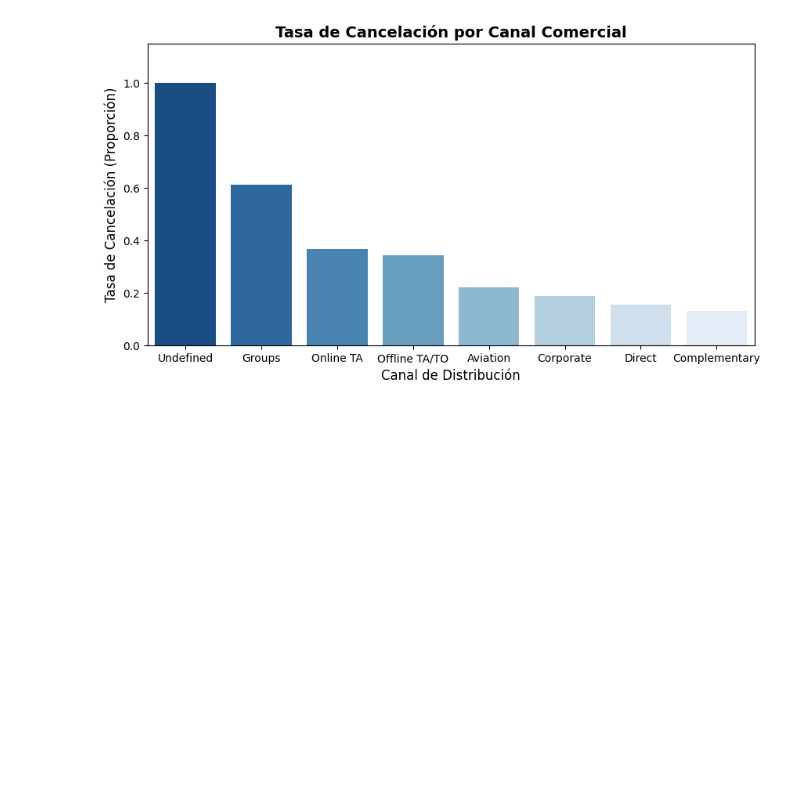
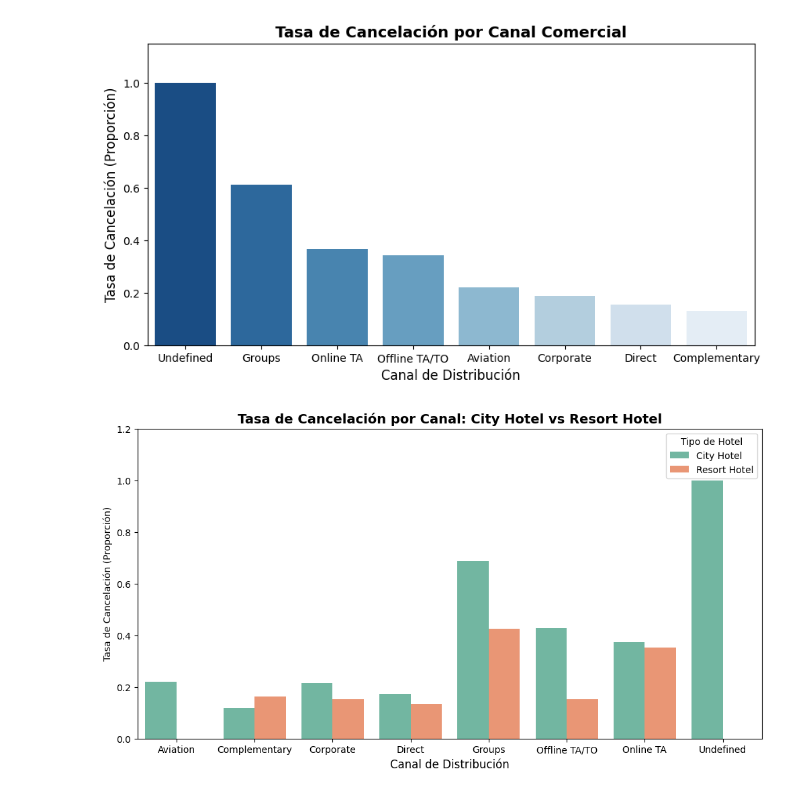
Before and after one commit to luisferdm6/02_analisis_hotelero_pandas, a Jupyter notebook: 01_limpieza_y_agrupaciones_hotel.ipynb, the cells around one changed output. Cells and saved outputs as stored; diff of their text form; code cells hidden in the pictures; blank space fills up the shorter version.

```diff
--- a/01_limpieza_y_agrupaciones_hotel.ipynb
+++ b/01_limpieza_y_agrupaciones_hotel.ipynb
@@ -449,3 +449,29 @@ plt.ylim(0, 1.15)
 plt.show()
 # %% [output]
 [figure]
+# %%
+#Ya vimos que los grupos y las agencias en línea tienen tasas altas de cancelación. Pero, ¿este problema impacta por igual al City Hotel y al Resort Hotel, o uno de ellos está en situación crítica?
+
+comparativa_tabla = df_real.groupby(['market_segment', 'hotel'])['cancelada_num'].mean().reset_index()
+
+plt.figure(figsize=(12, 6))
+sns.barplot(
+    data=comparativa_tabla,
+    x='market_segment',
+    y='cancelada_num',
+    hue='hotel',
+    palette='Set2'
+)
+plt.title(
+    'Tasa de Cancelación por Canal: City Hotel vs Resort Hotel',
+    fontsize=14,
+    fontweight='bold'
+)
+
+plt.xlabel('Canal de Distribución', fontsize=12)
+plt.ylabel('Tasa de Cancelación (Proporción)')
+plt.ylim(0,1.2)
+plt.legend(title='Tipo de Hotel')
+plt.show()
+# %% [output]
+[figure, added]
```
Also changed, not shown: parts of 5 cells of this notebook.
